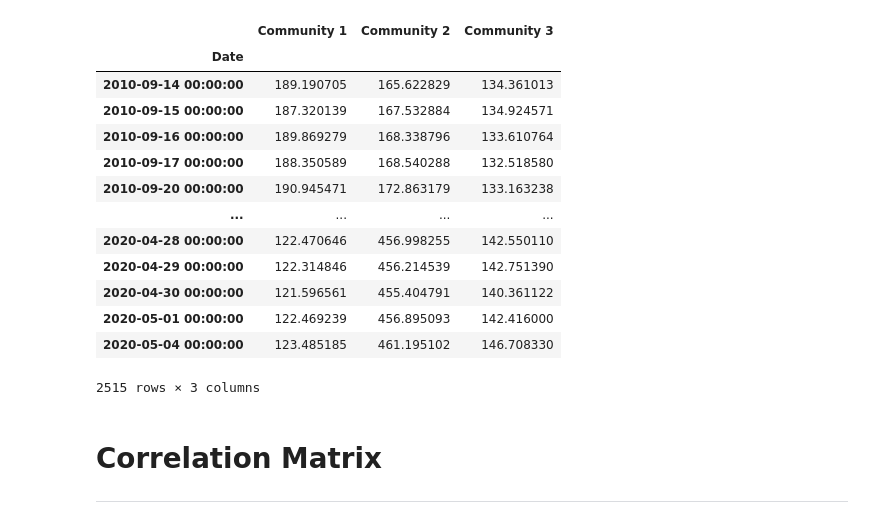
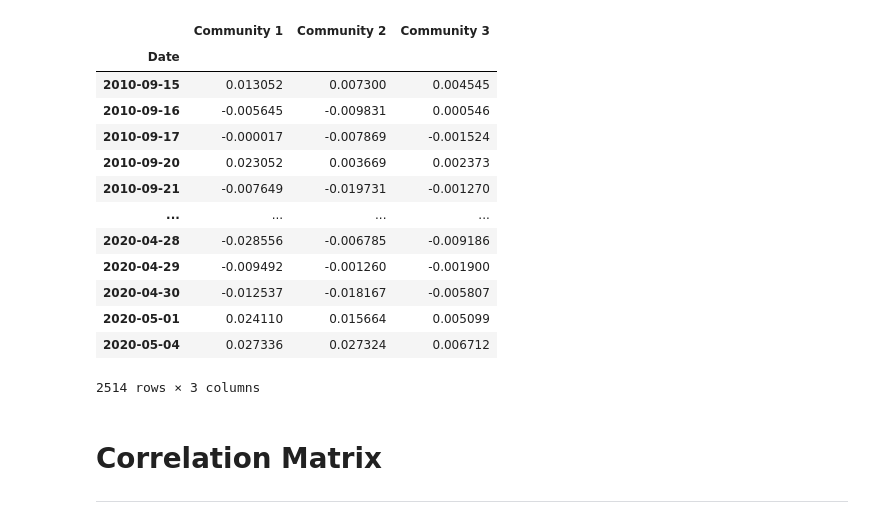
Before and after one commit to KLCALAW/ATCF, a Jupyter notebook: community_index_correlation.ipynb, the cells around one changed output. Drawn from its saved outputs; the diff is of its cells as text; code cells hidden in the pictures.

```diff
--- a/community_index_correlation.ipynb
+++ b/community_index_correlation.ipynb
@@ -17,7 +12,14 @@ Final number of communities: 3
+# %%
+# louvain_communities = modified_louvain(C_g)
+# louvain_company_communities = map_communities_to_company_names(louvain_communities,company_names)
+
+result_communities, company_communities, modularities = recursive_spectral_method(C_g, correlation_matrix, company_names,min_size=2, modularity_threshold=0.00001)
 # %%
-prices_data = pd.read_csv('reshaped_data.csv')
-prices_data = prices_data.set_index('Date')
+returns_data = pd.read_csv('eur_data_log_returns.csv')
+returns_data = returns_data.set_index('Date')
 meta_data = pd.read_csv('metadata.csv')
 meta_data = meta_data.set_index('Ticker')
 sovereign_bond_tickers = meta_data[meta_data['Sector'] == 'Government'].index.tolist()
-sovereign_bond_price_data = prices_data[sovereign_bond_tickers]
+sovereign_bond_returns_data = returns_data[sovereign_bond_tickers]
+
+sovereign_bond_returns_data
@@ -24,27 +41,27 @@ sovereign_bond_price_data = prices_data[sovereign_bond_tickers]
 # %%
-community_prices_average_df = pd.DataFrame()
+community_returns_average_df = pd.DataFrame()
 
-for community_number,community in enumerate(louvain_company_communities):
+for community_number,community in enumerate(company_communities):
 
-    community_prices = prices_data[community]
-    community_prices_average = community_prices.mean(axis=1)
-    community_prices_average_df[f"Community {community_number + 1}"] = community_prices_average
+    community_returns = prices_data[community]
+    community_returns_average = community_returns.mean(axis=1)
+    community_returns_average_df[f"Community {community_number + 1}"] = community_returns_average
 
 
-community_prices_average_df
+community_returns_average_df
 # %% [output]
 |  | Community 1 | Community 2 | Community 3 |
 | Date |  |  |  |
-| 2010-09-14 00:00:00 | 189.190705 | 165.622829 | 134.361013 |
-| 2010-09-15 00:00:00 | 187.320139 | 167.532884 | 134.924571 |
-| 2010-09-16 00:00:00 | 189.869279 | 168.338796 | 133.610764 |
-| 2010-09-17 00:00:00 | 188.350589 | 168.540288 | 132.518580 |
-| 2010-09-20 00:00:00 | 190.945471 | 172.863179 | 133.163238 |
+| 2010-09-15 | 0.013052 | 0.007300 | 0.004545 |
+| 2010-09-16 | -0.005645 | -0.009831 | 0.000546 |
+| 2010-09-17 | -0.000017 | -0.007869 | -0.001524 |
+| 2010-09-20 | 0.023052 | 0.003669 | 0.002373 |
+| 2010-09-21 | -0.007649 | -0.019731 | -0.001270 |
 | ... | ... | ... | ... |
-| 2020-04-28 00:00:00 | 122.470646 | 456.998255 | 142.550110 |
-| 2020-04-29 00:00:00 | 122.314846 | 456.214539 | 142.751390 |
-| 2020-04-30 00:00:00 | 121.596561 | 455.404791 | 140.361122 |
-| 2020-05-01 00:00:00 | 122.469239 | 456.895093 | 142.416000 |
-| 2020-05-04 00:00:00 | 123.485185 | 461.195102 | 146.708330 |
+| 2020-04-28 | -0.028556 | -0.006785 | -0.009186 |
+| 2020-04-29 | -0.009492 | -0.001260 | -0.001900 |
+| 2020-04-30 | -0.012537 | -0.018167 | -0.005807 |
+| 2020-05-01 | 0.024110 | 0.015664 | 0.005099 |
+| 2020-05-04 | 0.027336 | 0.027324 | 0.006712 |
-2515 rows × 3 columns
+2514 rows × 3 columns
 # %%
```
Also changed, not shown: parts of 10 cells of this notebook, 3 other files.
